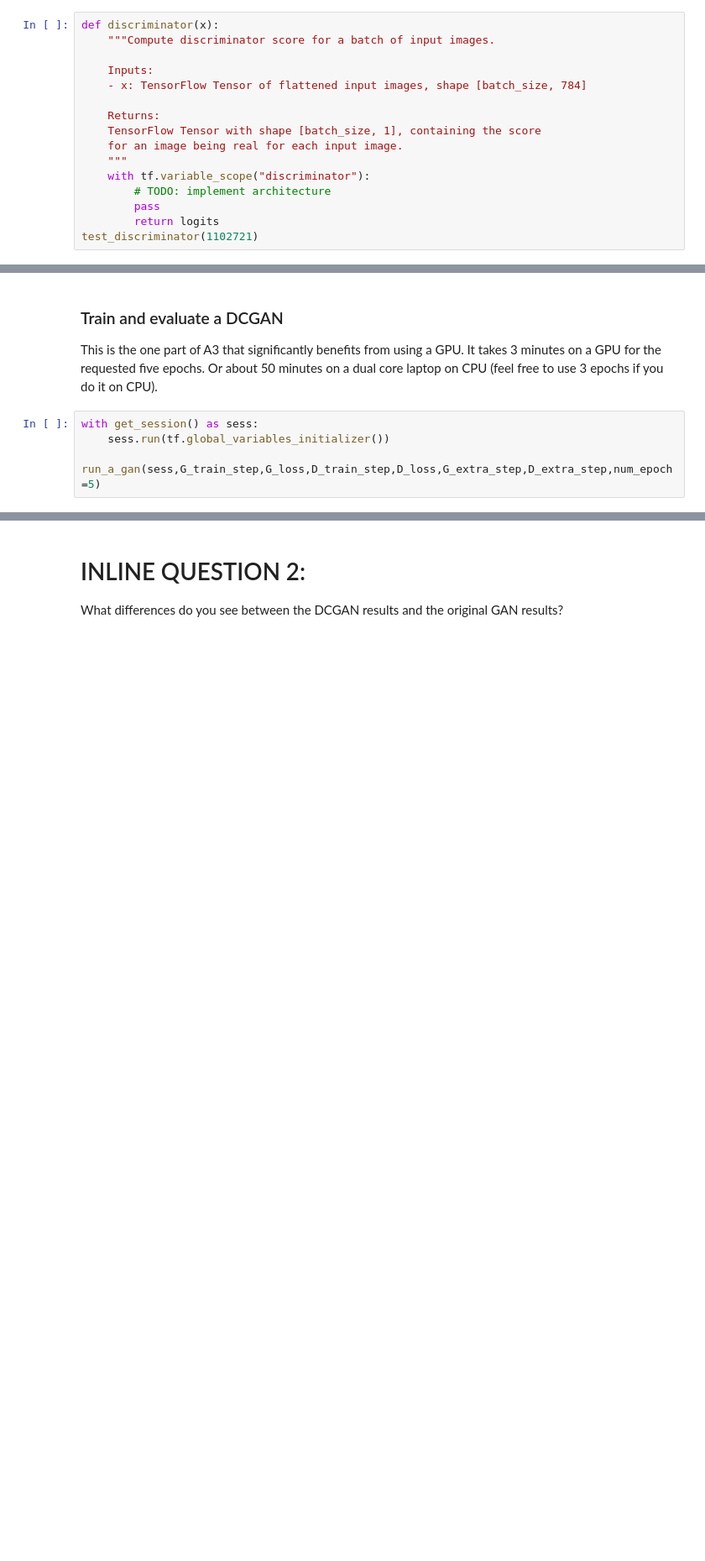
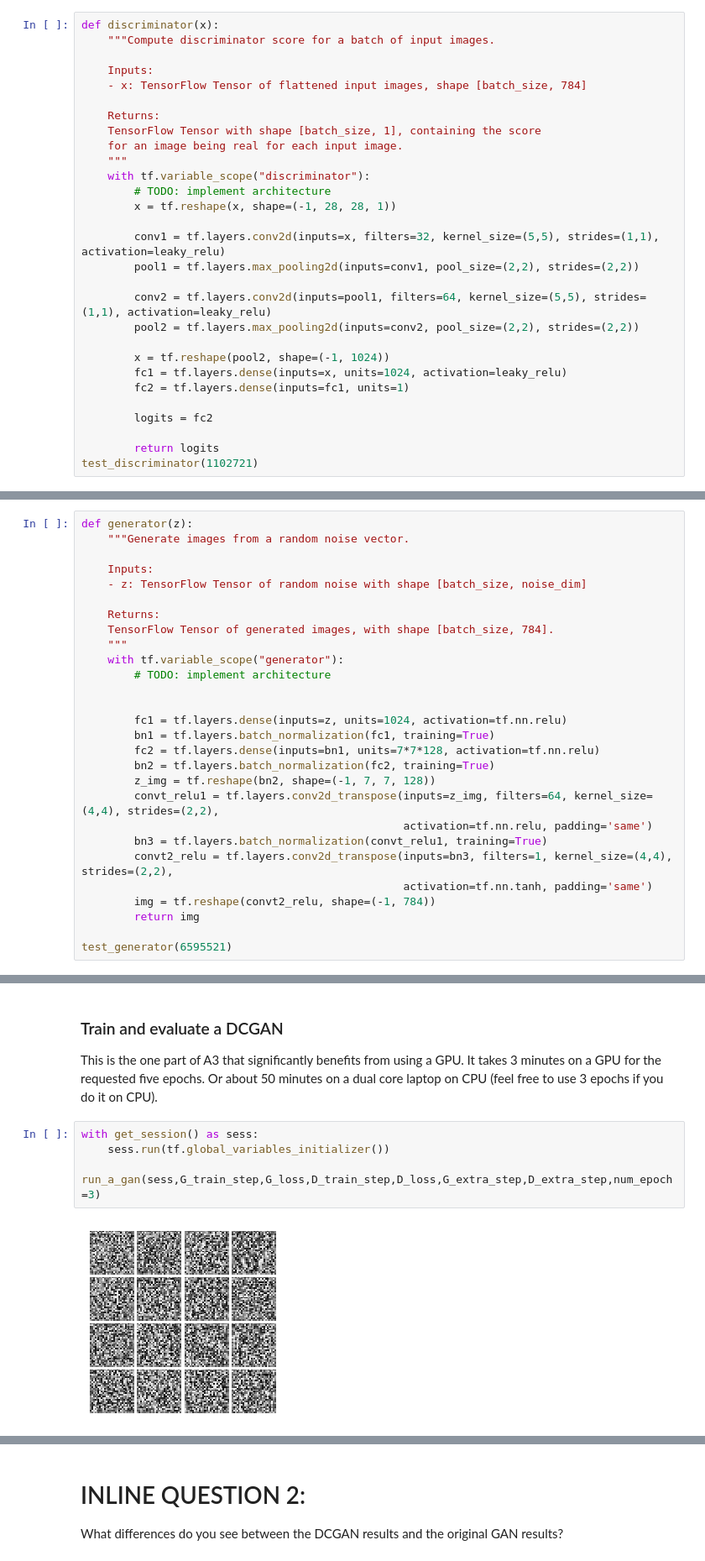
Before and after one commit to vsuthichai/cs231n, a Jupyter notebook: assignment3/GANs-TensorFlow.ipynb, the cells around one changed output, grey strips where cells are left out. Shown at 84% size. Saved outputs shown, nothing was run; the diff lists cells and outputs as text; blank space fills up the shorter version.

Commit message:
DCGAN network architecture, training

```diff
--- a/assignment3/GANs-TensorFlow.ipynb
+++ b/assignment3/GANs-TensorFlow.ipynb
@@ -602,6 +602,19 @@ def discriminator(x):
     """
     with tf.variable_scope("discriminator"):
         # TODO: implement architecture
-        pass
+        x = tf.reshape(x, shape=(-1, 28, 28, 1))
+
+        conv1 = tf.layers.conv2d(inputs=x, filters=32, kernel_size=(5,5), strides=(1,1), activation=leaky_relu)
+        pool1 = tf.layers.max_pooling2d(inputs=conv1, pool_size=(2,2), strides=(2,2))
+
+        conv2 = tf.layers.conv2d(inputs=pool1, filters=64, kernel_size=(5,5), strides=(1,1), activation=leaky_relu)
+        pool2 = tf.layers.max_pooling2d(inputs=conv2, pool_size=(2,2), strides=(2,2))
+
+        x = tf.reshape(pool2, shape=(-1, 1024))
+        fc1 = tf.layers.dense(inputs=x, units=1024, activation=leaky_relu)
+        fc2 = tf.layers.dense(inputs=fc1, units=1)
+
+        logits = fc2
+
         return logits
 test_discriminator(1102721)
@@ -635,0 +636,28 @@ test_generator(6595521)
+# %%
+def generator(z):
+    """Generate images from a random noise vector.
+
+    Inputs:
+    - z: TensorFlow Tensor of random noise with shape [batch_size, noise_dim]
+
+    Returns:
+    TensorFlow Tensor of generated images, with shape [batch_size, 784].
+    """
+    with tf.variable_scope("generator"):
+        # TODO: implement architecture
+
+
+        fc1 = tf.layers.dense(inputs=z, units=1024, activation=tf.nn.relu)
+        bn1 = tf.layers.batch_normalization(fc1, training=True)
+        fc2 = tf.layers.dense(inputs=bn1, units=7*7*128, activation=tf.nn.relu)
+        bn2 = tf.layers.batch_normalization(fc2, training=True)
+        z_img = tf.reshape(bn2, shape=(-1, 7, 7, 128))
+        convt_relu1 = tf.layers.conv2d_transpose(inputs=z_img, filters=64, kernel_size=(4,4), strides=(2,2),
+                                                 activation=tf.nn.relu, padding='same')
+        bn3 = tf.layers.batch_normalization(convt_relu1, training=True)
+        convt2_relu = tf.layers.conv2d_transpose(inputs=bn3, filters=1, kernel_size=(4,4), strides=(2,2),
+                                                 activation=tf.nn.tanh, padding='same')
+        img = tf.reshape(convt2_relu, shape=(-1, 784))
+        return img
+
+test_generator(6595521)
@@ -671,4 +701,6 @@ This is the one part of A3 that significantly benefits from using a GPU. It take
 # %%
 with get_session() as sess:
     sess.run(tf.global_variables_initializer())
-    run_a_gan(sess,G_train_step,G_loss,D_train_step,D_loss,G_extra_step,D_extra_step,num_epoch=5)
+    run_a_gan(sess,G_train_step,G_loss,D_train_step,D_loss,G_extra_step,D_extra_step,num_epoch=3)
+# %% [output]
+[figure, added]
```
Also changed, not shown: parts of 4 cells of this notebook.
